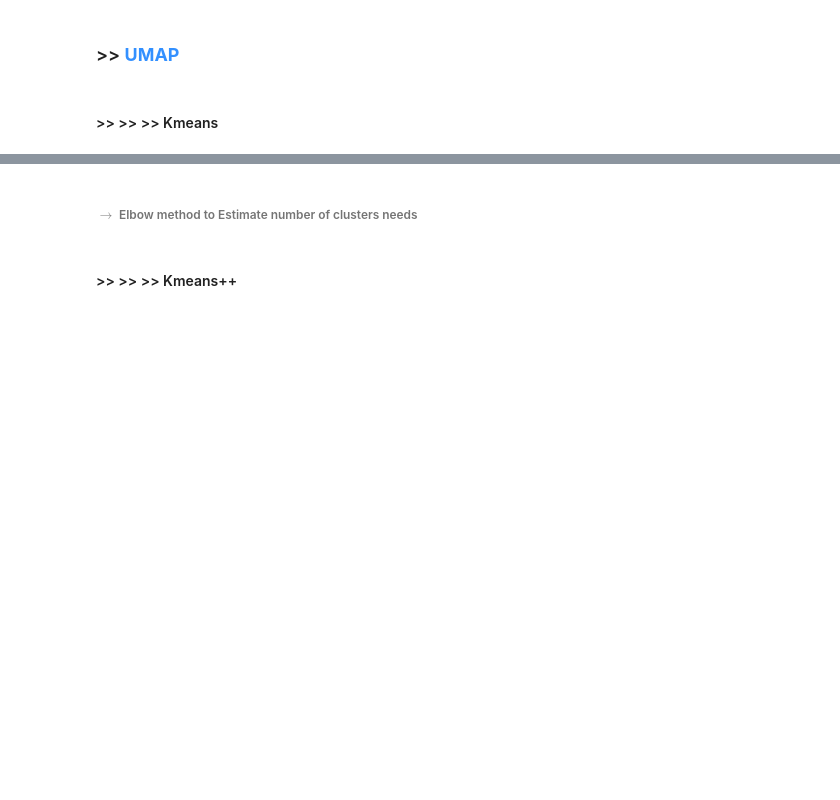
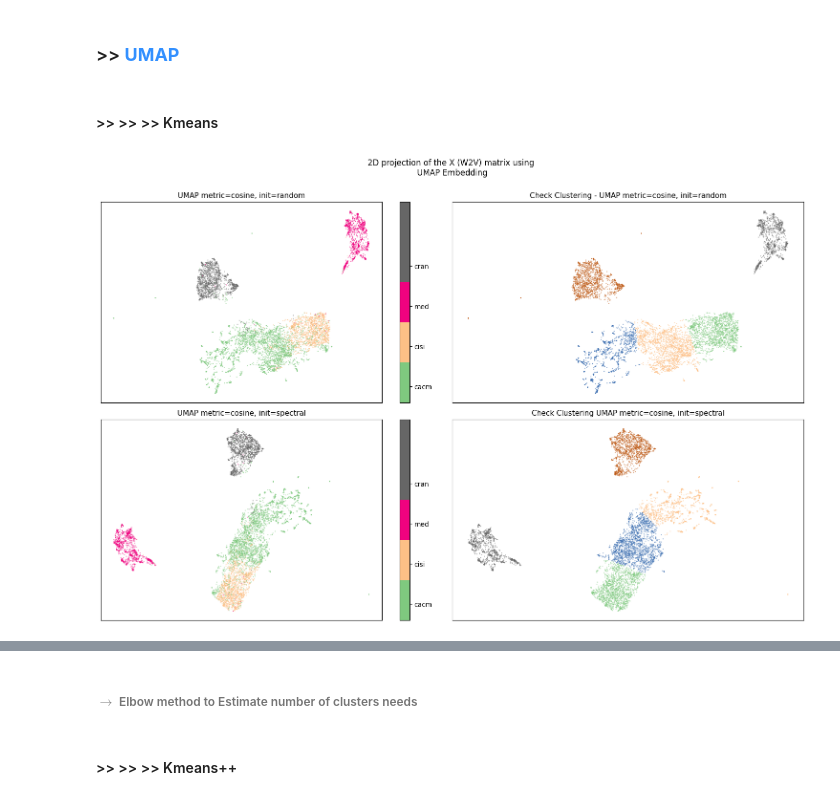
Before and after one commit to goamegah/Document-Clustering, a Jupyter notebook: dsa/PyNotebooks/dsa_classic4.ipynb, the cells around one changed output, grey strips where cells are left out. Cells and saved outputs as stored; diff of their text form; code cells hidden in the pictures; blank space fills up the shorter version.

```diff
--- a/dsa/PyNotebooks/dsa_classic4.ipynb
+++ b/dsa/PyNotebooks/dsa_classic4.ipynb
@@ -168,8 +199,10 @@ from gensim.models import KeyedVectors
 # %% [markdown]
 Exécuter les sections suivantes si vous n'avez pas encore chargé et sauvegardé les vectors dans le model dédié
 # %%
+from globals import embeddings_path
+
 # 2nd alternative
-word2vec_file = '/home/godwin/Documents/Uparis/M1MLSD2223/ue_data2/tmp/glove.840B.300d.txt'
+word2vec_file = embeddings_path
 # we could load keyed vector by specifying that there is no header (dim shape) on top of file.
 words_vectors_from_text = KeyedVectors.load_word2vec_format(word2vec_file, binary=False, no_header=True)
 
@@ -231,7 +273,9 @@ Exécuter les sections suivantes si vous n'avez pas encore chargé et sauvegard
 # %% [markdown]
 ###### load glove vector into gensim object
 # %%
-glove_file = '/home/godwin/Documents/Uparis/M1MLSD2223/ue_data2/tmp/glove.840B.300d.txt'
+from globals import embeddings_path
+
+glove_file = embeddings_path
 
 # we could load keyed vector by specifying that
 # there is no header (dim shape) on top of file.
@@ -1646,3 +1732,5 @@ skm = SphericalKmeans(
+# %%
+X_w2v[2161,:]=X_w2v[2161,:] + 10**-2
 # %%
 t0 = time()
 skm.fit(X_w2v)
@@ -1927,28 +2072,30 @@ umap_methods = [
 # %%
 fig, axs = plt.subplots(nrows=2, ncols=2, figsize=(15, 10))
 fig.suptitle("2D projection of the X (W2V) matrix using \n UMAP Embedding \n", size=12)
 
 for ax, method in zip(axs.flat, umap_methods):
     tag, name, X_red, cmap = method
     scatter = ax.scatter(
         x=X_red[:, 0],
         y=X_red[:, 1],
         c=cmap,
         cmap='Accent',
         s=0.1
     )
 
     plt.setp(ax, xticks=[], yticks=[])
 
     # no need color bar caused we performed unsupervised clustering
     # Let's kmeans discover cluster. So no need color bar when view clusters
     if tag not in ['c1', 'c2']:
         cbar = fig.colorbar(scatter, ax=ax, boundaries=np.arange(6)-0.4)
-        cbar.set_ticks(np.arange(5))
+        cbar.set_ticks(np.arange(len(classes)))
         cbar.set_ticklabels(classes, size=10)
     ax.set_title(name, size=11)
-save_fig("bbc_W2V_ORIGNINAL_VS_KMEANS_CULSTERING_UMAP_2Dplot")
+save_fig("classic4_W2V_ORIGNINAL_VS_KMEANS_CULSTERING_UMAP_2Dplot")
 plt.show()
+# %% [output]
+[figure, added]
 # %%
 # random reducted
 fit_and_evaluate_red(
```
Also changed, not shown: parts of 42 cells of this notebook, 8 other files.
